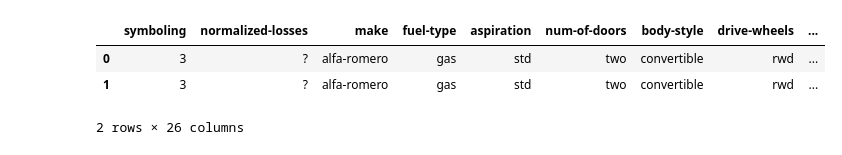
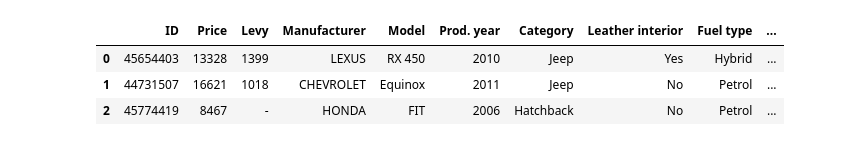
Before and after one commit to ashmi721/Data_Science_Class, a Jupyter notebook: Machine Learning/Supervised/Regression/CarPrice_prediction_using_simple_LR.ipynb, the cells around one changed output. Drawn from its saved outputs; the diff is of its cells as text; code cells hidden in the pictures.

Commit message:
finally complete the data preprocessing

```diff
--- a/Machine Learning/Supervised/Regression/CarPrice_prediction_using_simple_LR.ipynb
+++ b/Machine Learning/Supervised/Regression/CarPrice_prediction_using_simple_LR.ipynb
@@ -4,10 +4,10 @@ import pandas as pd
 import matplotlib.pyplot as plt
 import seaborn as sns
 # %%
-df = pd.read_csv(r'C:\Users\ashmi\OneDrive\Desktop\Data Science\Data_Science_Class\Pandas\csv_data\Automobile_data.csv')
-df.head(2)
+df = pd.read_csv(r'C:\Users\ashmi\OneDrive\Desktop\Data Science\Data_Science_Class\Pandas\csv_data\car_price_prediction.csv')
+df.head(3)
 # %% [output]
-|  | symboling | normalized-losses | make | fuel-type | aspiration | num-of-doors | body-style | drive-wheels | ... |
-| 0 | 3 | ? | alfa-romero | gas | std | two | convertible | rwd | ... |
-| 1 | 3 | ? | alfa-romero | gas | std | two | convertible | rwd | ... |
+|  | ID | Price | Levy | Manufacturer | Model | Prod. year | Category | Leather interior | Fuel type | ... |
+| 0 | 45654403 | 13328 | 1399 | LEXUS | RX 450 | 2010 | Jeep | Yes | Hybrid | ... |
+| 1 | 44731507 | 16621 | 1018 | CHEVROLET | Equinox | 2011 | Jeep | No | Petrol | ... |
+| 2 | 45774419 | 8467 | - | HONDA | FIT | 2006 | Hatchback | No | Petrol | ... |
-2 rows × 26 columns
```
Also changed, not shown: parts of 44 cells of this notebook.
